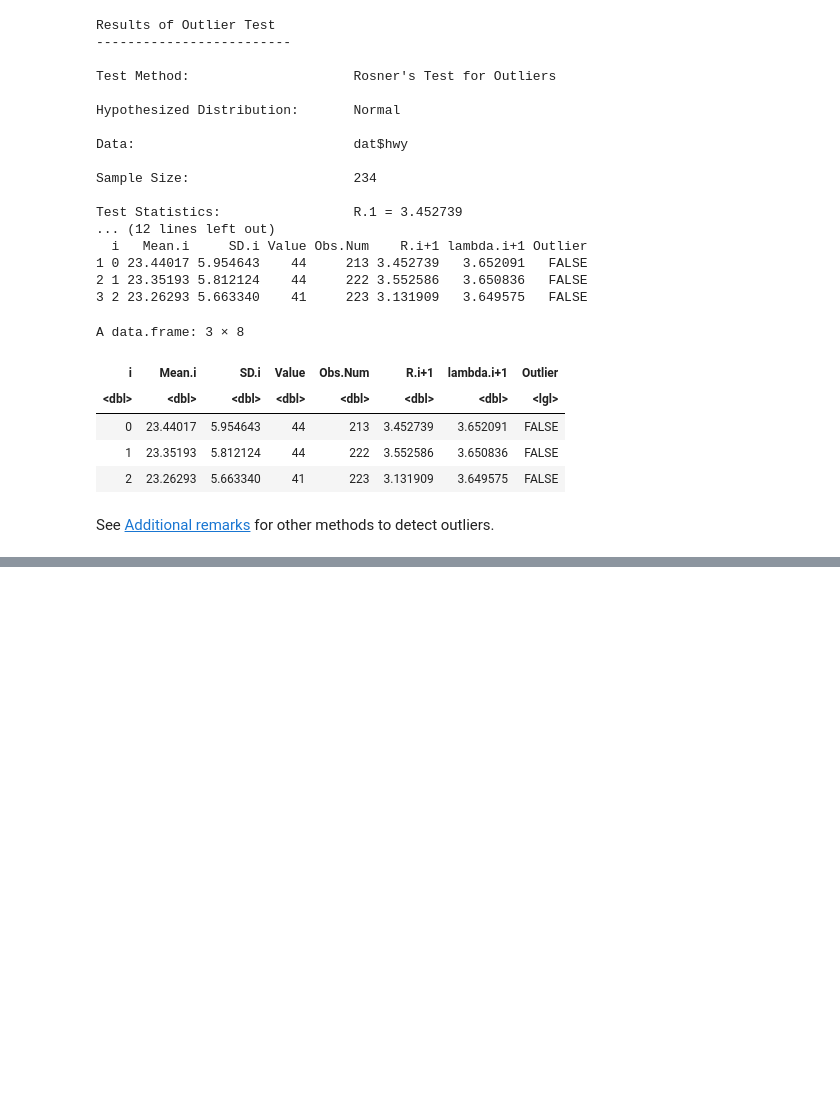
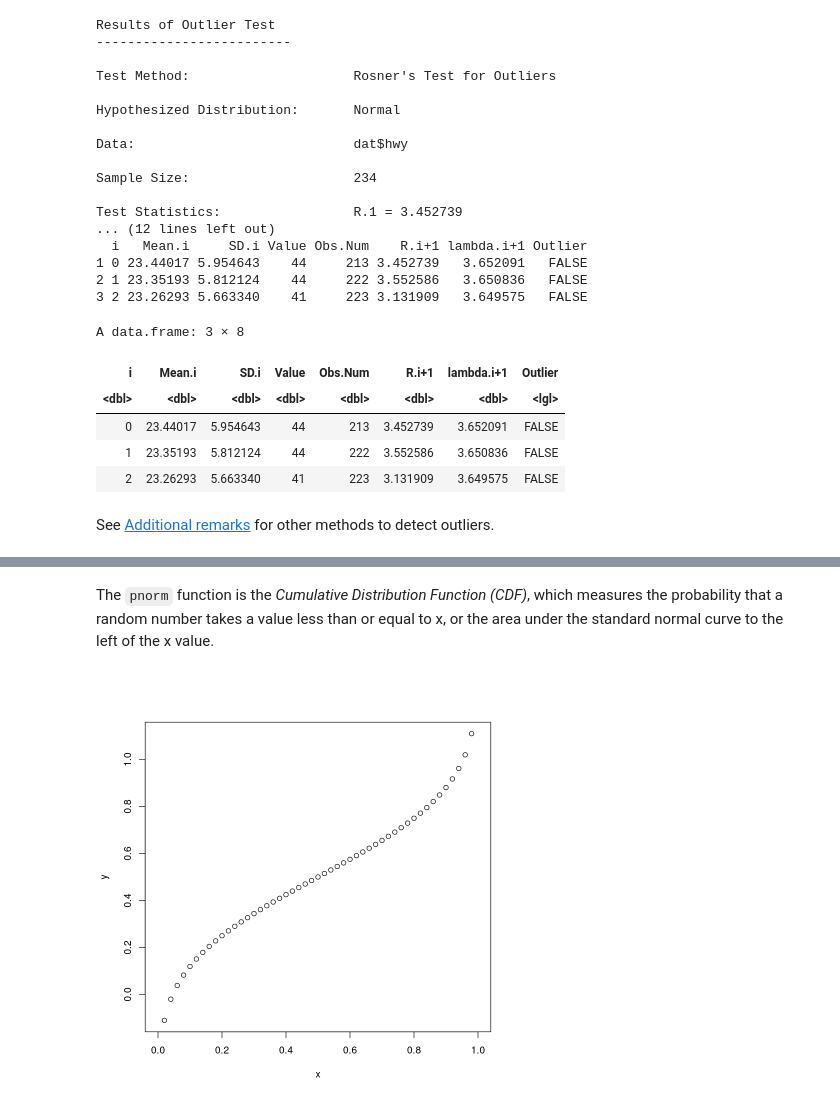
Before and after one commit to JeremyMcCormick/notebooks, a Jupyter notebook: R/StatisticsCompetencies.ipynb, the cells around one changed output, grey strips where cells are left out. Drawn from its saved outputs; the diff is of its cells as text; code cells hidden in the pictures; blank space fills up the shorter version.

```diff
--- a/R/StatisticsCompetencies.ipynb
+++ b/R/StatisticsCompetencies.ipynb
@@ -536,0 +677,8 @@ See <a href="https://www.statsandr.com/blog/outliers-detection-in-r/#additional-
+# %% [markdown]
+The <code>pnorm</code> function is the <i>Cumulative Distribution Function (CDF)</i>, which measures the probability that a random number takes a value less than or equal to x, or the area under the standard normal curve to the left of the x value.
+# %%
+x <- seq(0, 1, by = 0.02)
+y <- qnorm(x, mean(x), sd(x))
+plot(x, y)
+# %% [output]
+[figure, added]
```
Also changed, not shown: parts of 25 cells of this notebook.
